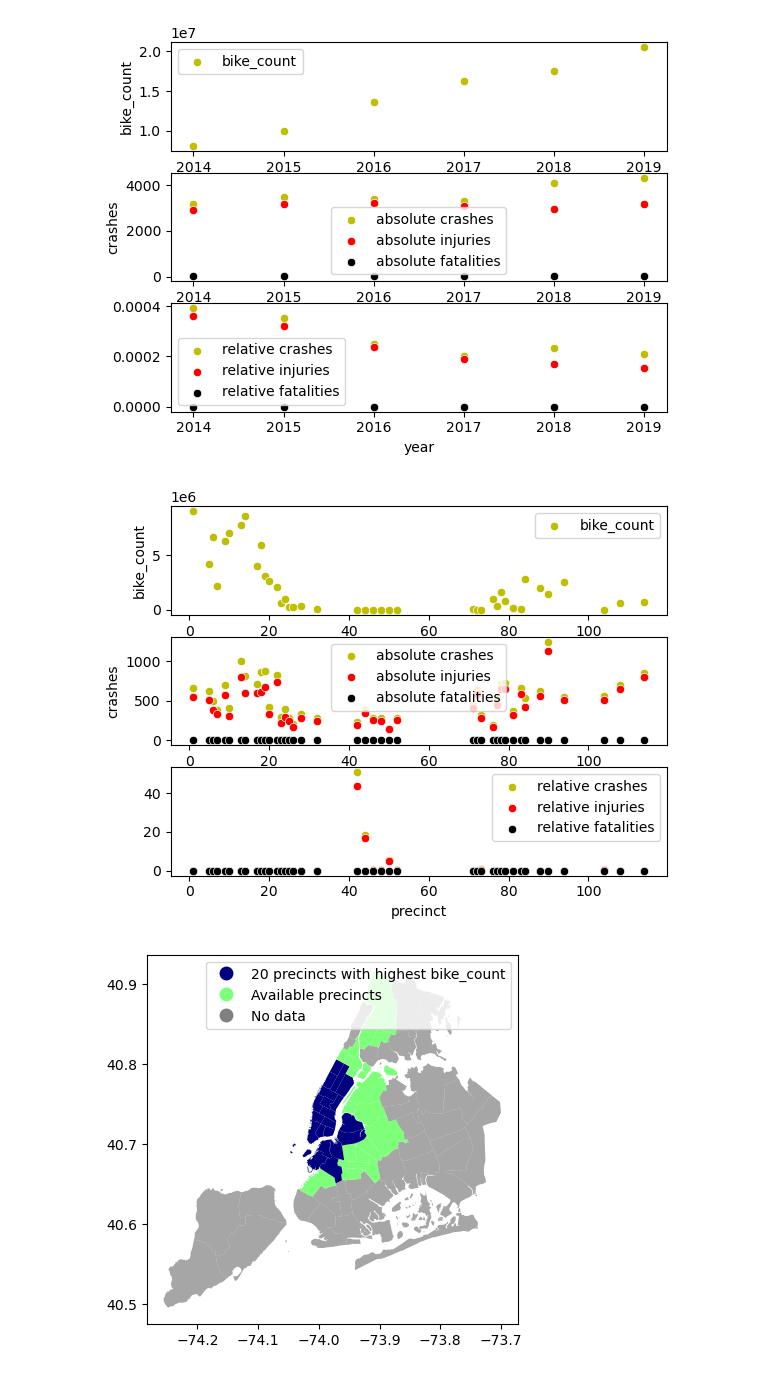
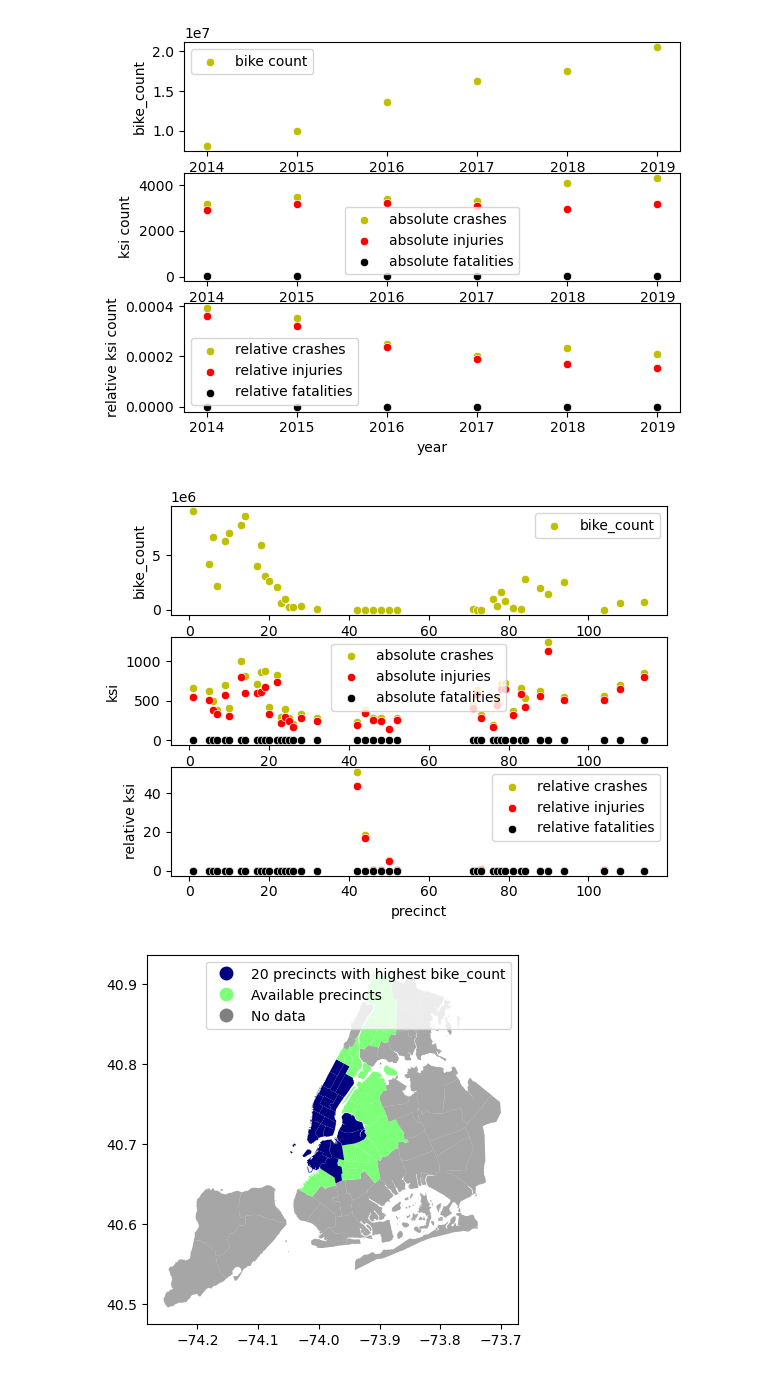
Before and after one commit to adhirajghosh/city-biking, a Jupyter notebook: Viz.ipynb, the cells around one changed output. Cells and saved outputs as stored; diff of their text form; code cells hidden in the pictures.

```diff
--- a/Viz.ipynb
+++ b/Viz.ipynb
@@ -8,29 +8,33 @@ df = load_final_dataframe()
 df_nonzero = df.loc[df.precinct.isin(df.precinct.unique()[df.groupby(['precinct']).sum().bike_count > 1])]
 precinct_data = load_precinct_data()
 # %%
-def plot_overview(df, groupby):
+def plot_overview(df, groupby, save=False):
     fig, axs = plt.subplots(3)
 
     sns.scatterplot(y=df.groupby(groupby).sum().bike_count, x=df.groupby(groupby).sum().index, color='y', ax=axs[0])
-    axs[0].legend(['bike_count'])
+    axs[0].legend(['bike count'])
 
     sns.scatterplot(y=df.groupby(groupby).sum().crashes, x=df.groupby(groupby).sum().index, color='y', ax=axs[1])
     sns.scatterplot(y=df.groupby(groupby).sum().injuries, x=df.groupby(groupby).sum().index, color='r', ax=axs[1])
     sns.scatterplot(y=df.groupby(groupby).sum().fatalities, x=df.groupby(groupby).sum().index, color='k', ax=axs[1])
     axs[1].legend(['absolute crashes', 'absolute injuries', 'absolute fatalities'])
+    axs[1].set_ylabel('ksi count')
 
     sns.scatterplot(y=df.groupby(groupby).sum().crashes / df.groupby(groupby).sum().bike_count, x=df.groupby(groupby).sum().index, color='y', ax=axs[2])
     sns.scatterplot(y=df.groupby(groupby).sum().injuries / df.groupby(groupby).sum().bike_count, x=df.groupby(groupby).sum().index, color='r', ax=axs[2])
     sns.scatterplot(y=df.groupby(groupby).sum().fatalities / df.groupby(groupby).sum().bike_count, x=df.groupby(groupby).sum().index, color='k', ax=axs[2])
     axs[2].legend(['relative crashes', 'relative injuries', 'relative fatalities'])
+    axs[2].set_ylabel('relative ksi count')
 
+    if save:
+        plt.savefig('plot_overview.png')
     plt.show()
 # %%
-plot_overview(df_nonzero, 'year')
+plot_overview(df_nonzero, 'year', True)
 # %% [output]
-[figure, old version]
+[figure, new version]
 # %%
 plot_overview(df_nonzero, 'precinct')
 # %% [output]
-[figure, old version]
+[figure, new version]
 # %%
```
Also changed, not shown: parts of 4 cells of this notebook.
